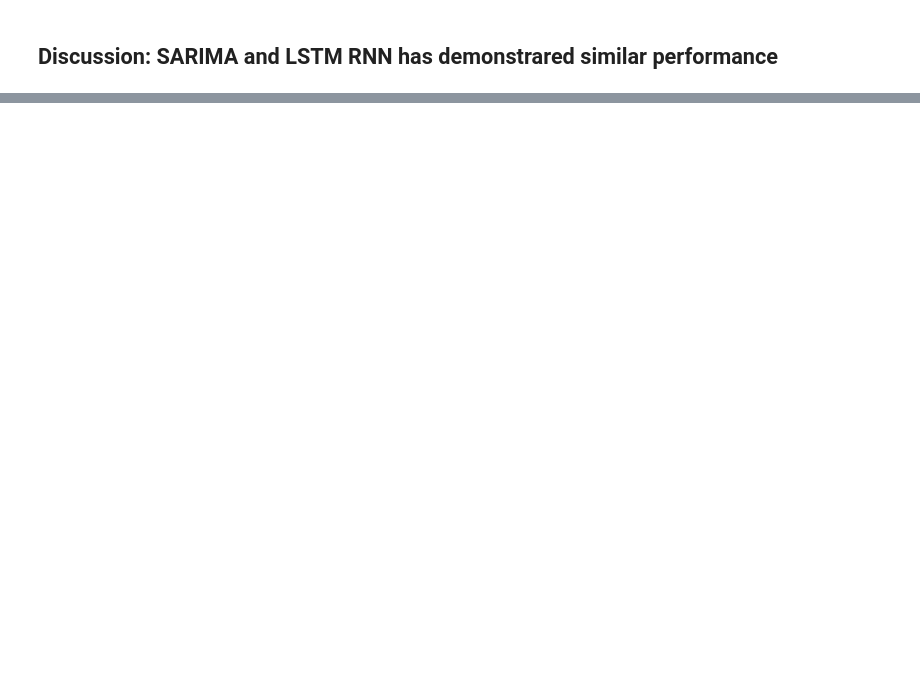
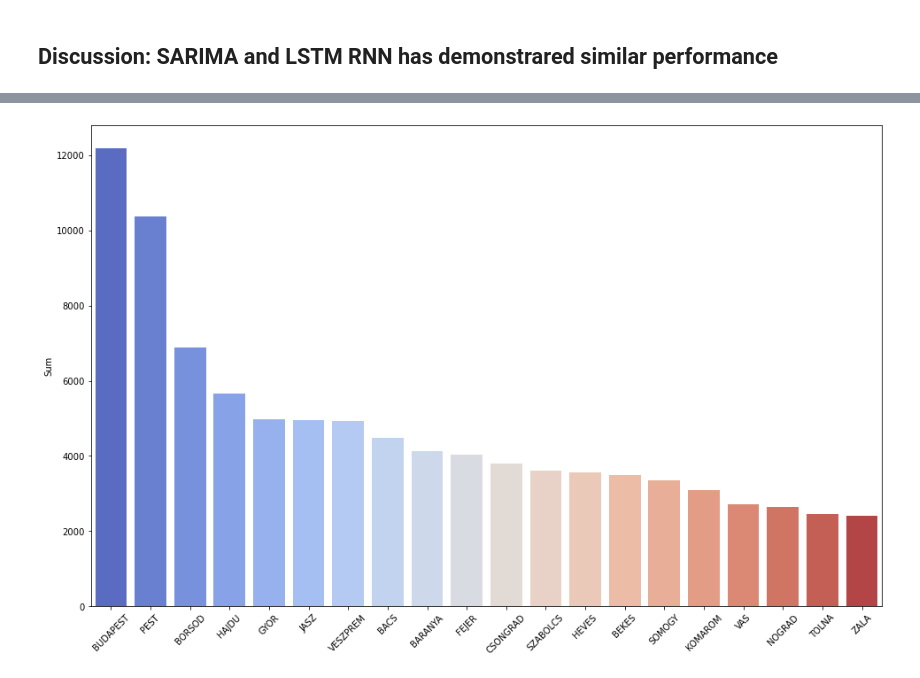
Before and after one commit to ArtemRamus/Hungarian-Chickenpox-Cases-Prediction, a Jupyter notebook: Hungarian_Chickenpox_Cases_Data_Set.ipynb, the cells around one changed output, grey strips where cells are left out. Drawn from its saved outputs; the diff is of its cells as text; code cells hidden in the pictures; blank space fills up the shorter version.

```diff
--- a/Hungarian_Chickenpox_Cases_Data_Set.ipynb
+++ b/Hungarian_Chickenpox_Cases_Data_Set.ipynb
@@ -649,0 +687,9 @@ ax.set(xlabel=xlabel, ylabel=ylabel);
+# %%
+# counting cumulative cases and mean for the period
+df_sum = df_areas.sum(axis=0)
+df_mean = df_areas.mean(axis=0)
+
+df_areas_metadata = pd.DataFrame(df_mean,columns=['Mean'])
+df_areas_metadata['Sum'] = df_sum
+
+df_areas_metadata
@@ -649,0 +714,10 @@ ax.set(xlabel=xlabel, ylabel=ylabel);
+# %%
+# plotting the cases sums per area
+fig, ax = plt.subplots()
+fig.set_size_inches(16,10)
+ax = sns.barplot(x=df_areas_metadata.sort_values('Sum',ascending=False).index,
+                 y=df_areas_metadata.sort_values('Sum',ascending=False).Sum,
+                 palette='coolwarm')
+plt.xticks(rotation=45);
+# %% [output]
+[figure, added]
```
Also changed, not shown: parts of 19 cells of this notebook.
